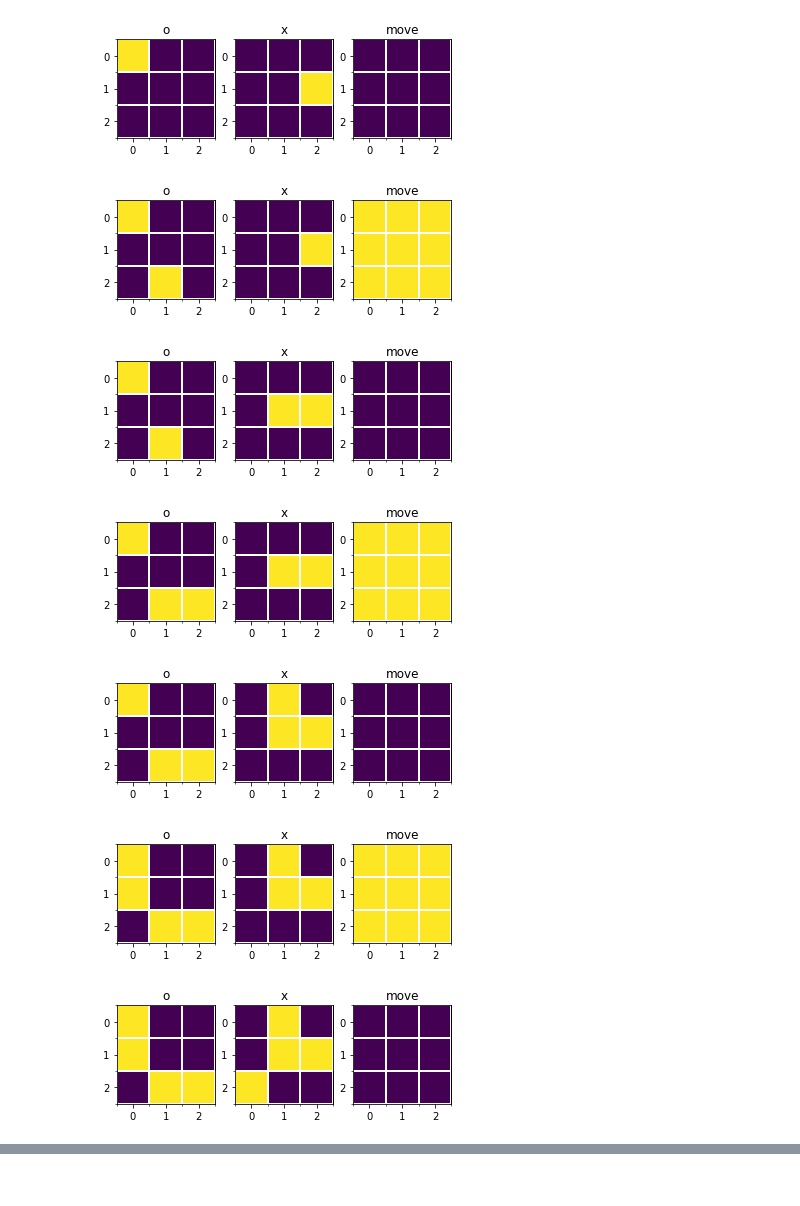
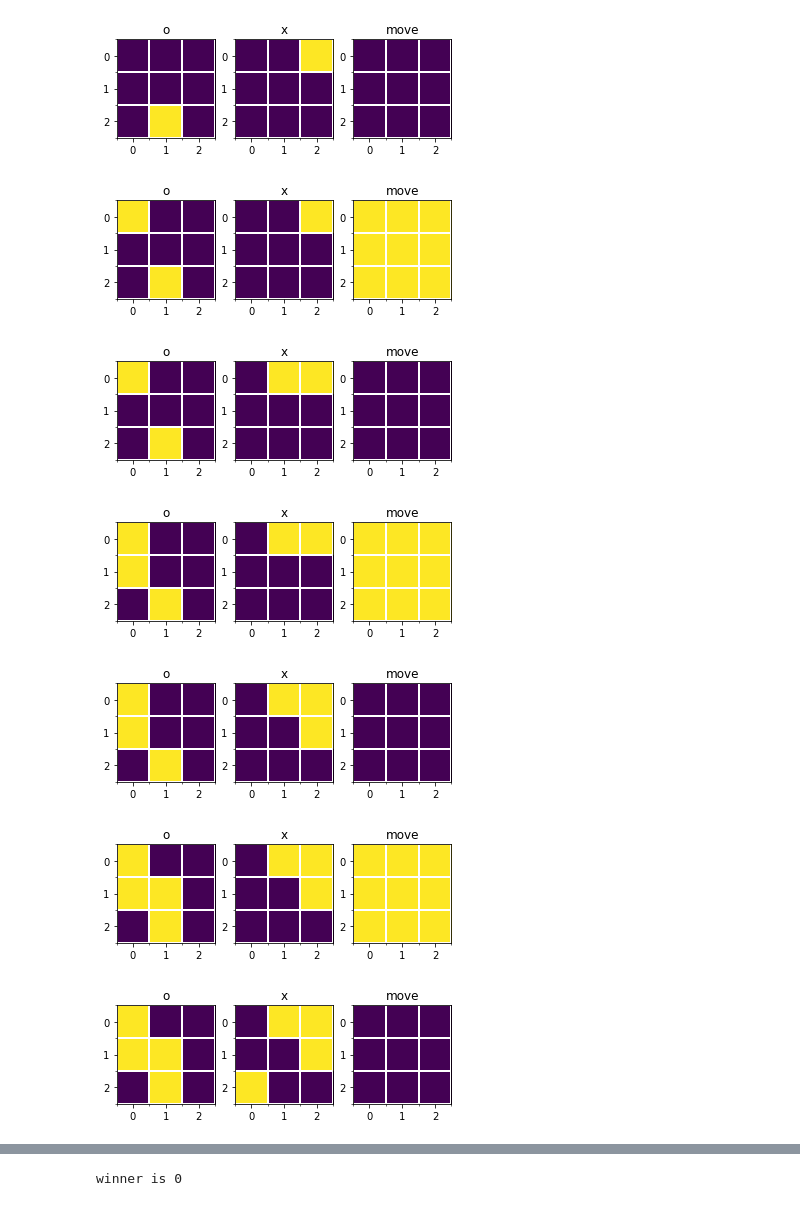
Before and after one commit to kruho/TicTacToeRL, a Jupyter notebook: TicTacToeRL.ipynb, the cells around one changed output, grey strips where cells are left out. Saved outputs shown, nothing was run; the diff lists cells and outputs as text; code cells hidden in the pictures.

Commit message:
game judge

```diff
--- a/TicTacToeRL.ipynb
+++ b/TicTacToeRL.ipynb
@@ -140,7 +125,7 @@ def get_best_action(current_state, value_function):
     行動空間が狭いので全探索する。
     '''
     a0,a1 = get_permitted_actions(current_state)
-    max_value = 1e-100
+    max_value = -1e100
     for action in zip(a0,a1):
         next_state = transition(current_state, action)
         next_value = value_function.predict(np.expand_dims(next_state,0)).squeeze() # バッチの次元を拡張して入力する。
@@ -156,17 +193,30 @@ current_state[:,:,-1] = 0 # ○を先手とする。
 show_state(current_state)
 plt.show()
 
-for _ in range(9):
-    # 状態価値が最も高い行動を選択する。
-    max_value, best_action = get_best_action(current_state, value_function)
+try:
+    for _ in range(9):
+        # 状態価値が最も高い行動を選択する。
+        max_value, best_action = get_best_action(current_state, value_function)
 
-    # 状態を更新する。
-    current_state = transition(current_state, best_action)
+        # 状態を更新する。
+        current_state = transition(current_state, best_action)
 
-    # 盤面の表示
-    show_state(current_state)
-    plt.show()
+        # 盤面の表示
+        show_state(current_state)
+        plt.show()
 
-    # ゲームの終了判定
+        # ゲームの終了判定
+        winner = judge_game(current_state)
+
+        if winner is not None:
+            raise Exception
+
+except Exception:
+    pass
+
+if winner is None:
+    print('draw')
+else:
+    print('winner is '+str(winner))
 # %% [output]
 [figure]
@@ -174,7 +224,7 @@ for _ in range(9):
-[figure, old version]
+[figure, new version]
-[figure, old version]
+[figure, new version]
-[figure, old version]
+[figure, new version]
-[figure, old version]
+[figure, new version]
-[figure, old version]
+[figure, new version]
-[figure, old version]
+[figure, new version]
-[figure, old version]
+[figure, new version]
@@ -181,0 +232 @@ for _ in range(9):
+winner is 0
```
Also changed, not shown: parts of 6 cells of this notebook.
